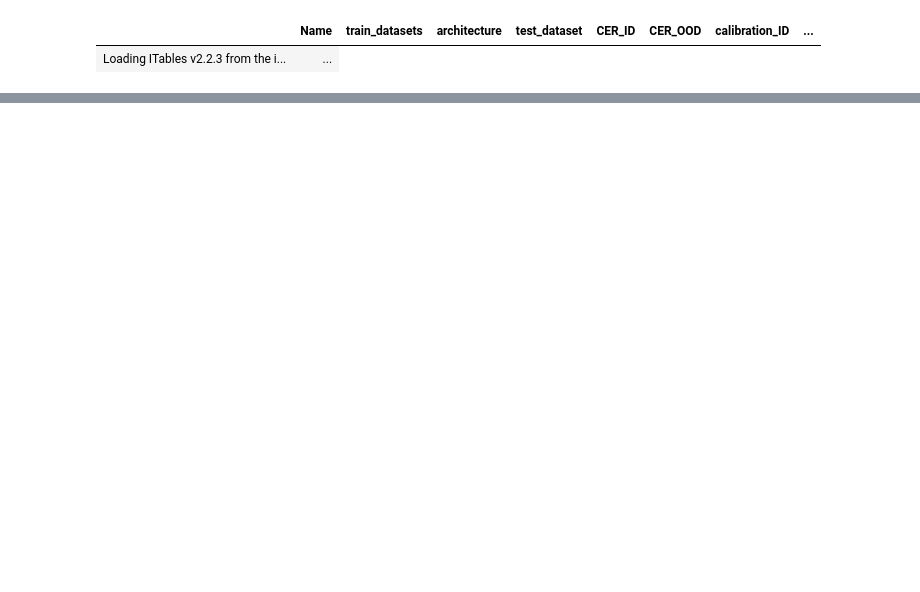
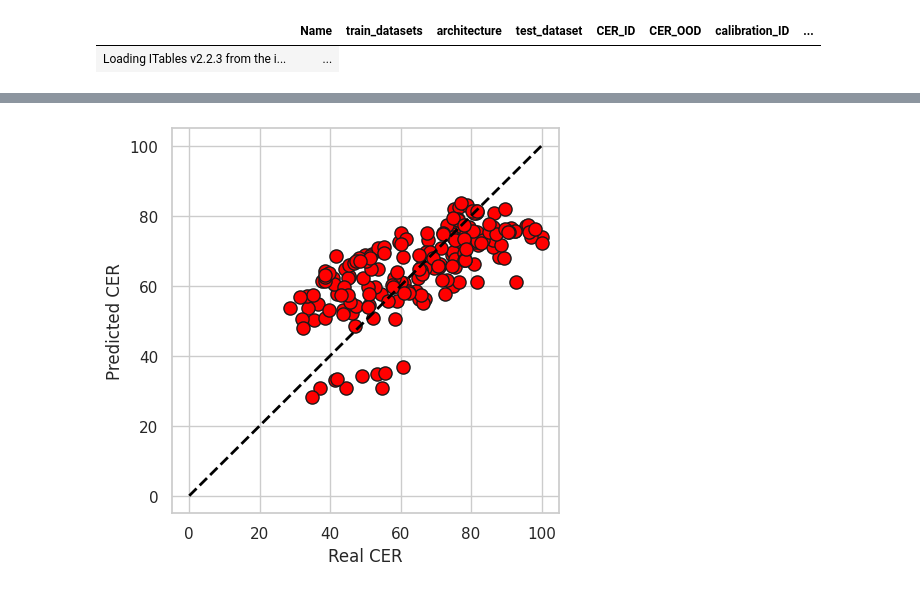
Before and after one commit to carlos10garrido/HTR-OOD, a Jupyter notebook: notebooks/factor_analysis.ipynb, the cells around one changed output, grey strips where cells are left out. Drawn from its saved outputs; the diff is of its cells as text; code cells hidden in the pictures; blank space fills up the shorter version.

```diff
--- a/notebooks/factor_analysis.ipynb
+++ b/notebooks/factor_analysis.ipynb
@@ -460,0 +729,12 @@ Mean error: 11.509462278036947. Std error: 8.54181067484277
+# %%
+# Plot the real CER vs a line with the linear regression model
+plt.figure(figsize=(5, 5))
+plt.scatter(y[idx_ood], y_pred[idx_ood], c='red', label='OOD', edgecolors='k', s=90)
+plt.plot([0, 100], [0, 100], color='black', linestyle='--', linewidth=2)
+plt.xlabel('Real CER', fontsize=12)
+plt.ylabel('Predicted CER', fontsize=12)
+
+# Save as pdf
+plt.savefig('../results/cer_vs_predicted_cer_ood.pdf', format='pdf', bbox_inches='tight')
+# %% [output]
+[figure, added]
```
Also changed, not shown: parts of 28 cells of this notebook, 11 other files.
